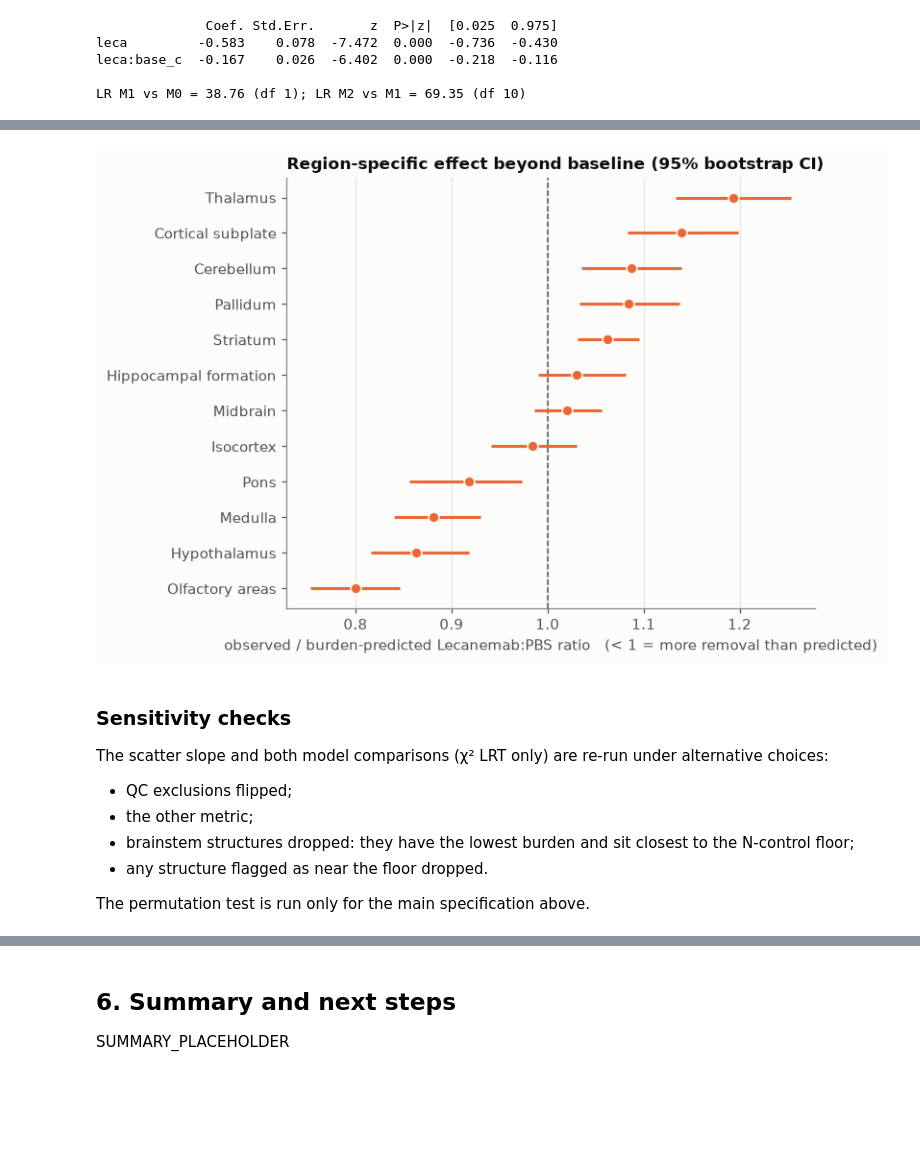
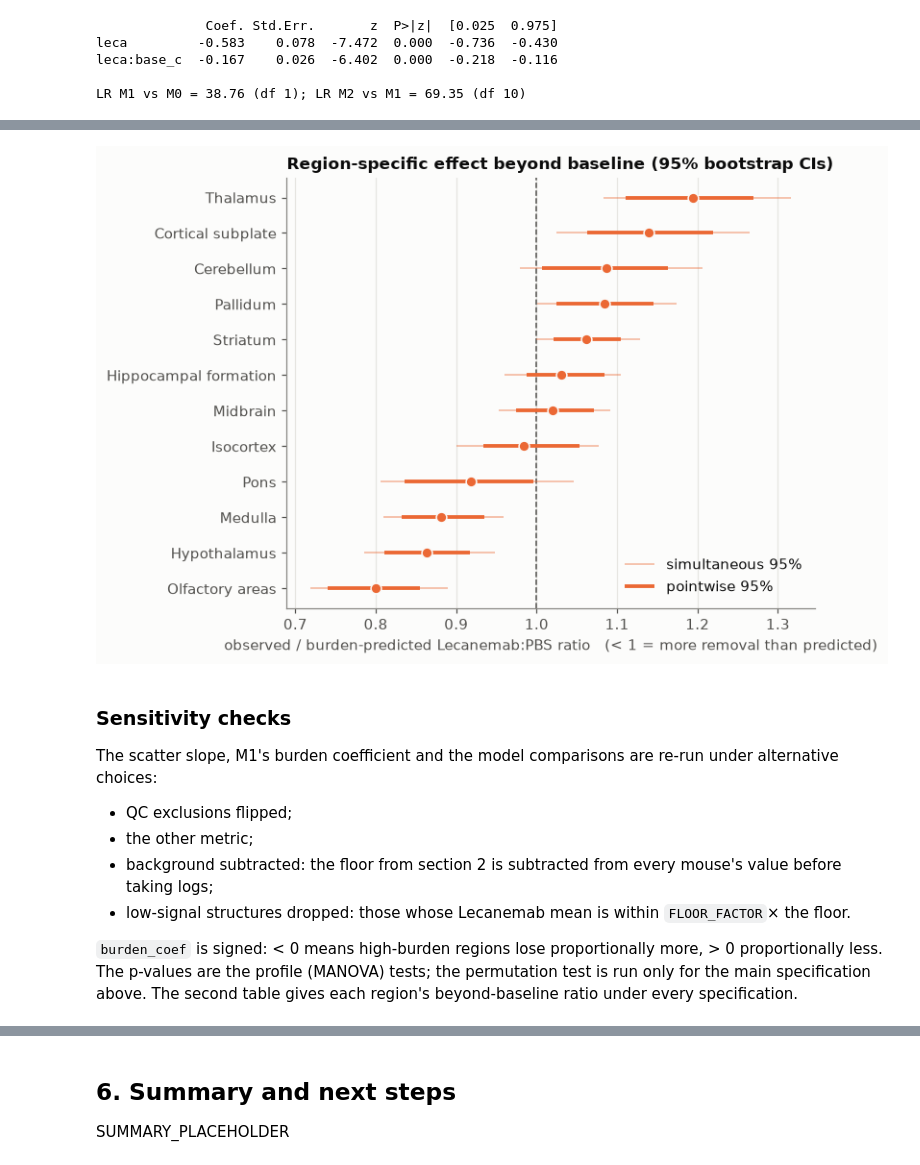
Before and after one commit to oliverolejar/SPIMquant-Output-Analysis, a Jupyter notebook: notebooks/lecanemab_regional_effect.ipynb, the cells around one changed output, grey strips where cells are left out. Saved outputs shown, nothing was run; the diff lists cells and outputs as text; code cells hidden in the pictures; blank space fills up the shorter version.

Commit message:
Second run w/ edits

```diff
--- a/notebooks/lecanemab_regional_effect.ipynb
+++ b/notebooks/lecanemab_regional_effect.ipynb
@@ -895,6 +1006,6 @@ model_tests.round(4)
 # %%
-fig, axes = plt.subplots(1, 2, figsize=(10, 3.5))
-for ax, col, observed, df, title in zip(axes, [0, 1], [lr_01, lr_12], [DF_01, DF_12], model_tests.index):
+fig, axes = plt.subplots(1, 3, figsize=(14, 3.5))
+for ax, col, observed, df, title in zip(axes, range(3), model_tests["LR"], model_tests["df"], model_tests.index):
     heights, _, _ = ax.hist(perm_null[:, col], bins=40, density=True, color=MUTED, alpha=0.6, edgecolor=SURFACE, linewidth=0.5, label="permutation null")
     grid = np.linspace(0.01, max(perm_null[:, col].max(), observed) * 1.05, 200)
     ax.plot(grid, stats.chi2.pdf(grid, df), color=INK_2, lw=1.5, ls="--", label=f"χ²({df})")
@@ -922,6 +1039,6 @@ and refitting both models each time.
 # %%
 def region_effects(data):
-    """exp(M2 region log ratio - M1 burden-predicted log ratio), plus M2's own region ratios."""
+    """exp(M2 region log ratio - M1 burden-predicted log ratio), M2's own region ratios, and M1's leca:base_c."""
     data = add_baseline(data)
     m1, m2 = fit_mixed(F_M1, data)[0], fit_mixed(F_M2, data)[0]
     if m1 is None or m2 is None:
@@ -931,26 +1048,38 @@ def region_effects(data):
     # treatment coding: the alphabetically first region is the reference, with no interaction term
     m2_log_ratio = pd.Series({r: m2["leca"] + m2.get(f"leca:C(region)[T.{r}]", 0.0) for r in base_c.index})
     m1_log_ratio = m1["leca"] + m1["leca:base_c"] * base_c
-    return np.exp(m2_log_ratio - m1_log_ratio), np.exp(m2_log_ratio)
+    return np.exp(m2_log_ratio - m1_log_ratio), np.exp(m2_log_ratio), m1["leca:base_c"]
 
 
 def bootstrap_mice(data, rng):
-    """Resample mice with replacement within arm x batch; duplicates become distinct mice."""
-    mouse_strata = data[["participant_id", "batch_id", "leca"]].drop_duplicates()
-    picks = mouse_strata.groupby(["batch_id", "leca"])["participant_id"].transform(
-        lambda s: rng.choice(s.to_numpy(), len(s))
-    )
+    """Resample mice with replacement within each arm; duplicates become distinct mice.
+
+    Strata are whole arms, not arm x batch: resampling 3 mice out of 3 keeps only 2/3 of the real
+    spread. Batch stays a fixed effect in every refit.
+    """
+    mouse_strata = data[["participant_id", "leca"]].drop_duplicates()
+    picks = mouse_strata.groupby("leca")["participant_id"].transform(lambda s: rng.choice(s.to_numpy(), len(s)))
     by_mouse = dict(tuple(data.groupby("participant_id")))
     return pd.concat(
         [by_mouse[pid].assign(participant_id=f"{pid}#{k}") for k, pid in enumerate(picks)], ignore_index=True
     )
 
 
-beyond, m2_ratio = region_effects(bilat)
+beyond, m2_ratio, burden_coef = region_effects(bilat)
 boot_rng = np.random.default_rng(RNG_SEED)
 boot_results = [region_effects(bootstrap_mice(bilat, boot_rng)) for _ in range(N_BOOT_MODEL)]
-boot_beyond = pd.DataFrame([r[0] for r in boot_results if r is not None])
-print(f"{N_BOOT_MODEL} bootstrap resamples; {N_BOOT_MODEL - len(boot_beyond)} dropped because a fit failed")
+boot_results = [r for r in boot_results if r is not None]
+boot_beyond = pd.DataFrame([r[0] for r in boot_results])
+boot_burden = np.array([r[2] for r in boot_results])
+print(f"{N_BOOT_MODEL} bootstrap resamples; {N_BOOT_MODEL - len(boot_results)} dropped because a fit failed")
+print(f"M1 leca:base_c = {burden_coef:.3f} (95% CI {np.percentile(boot_burden, 2.5):.3f} - "
+      f"{np.percentile(boot_burden, 97.5):.3f}); < 0 means high-burden regions lose proportionally more")
+
+# Simultaneous band: the 95th percentile of the largest standardised deviation across regions (log scale)
+log_dev = np.log(boot_beyond[beyond.index]) - np.log(beyond)
+log_sd = log_dev.std()
+sim_crit = log_dev.abs().div(log_sd).max(axis=1).quantile(0.95)
+print(f"simultaneous band: ±{sim_crit:.2f} bootstrap SDs (pointwise ≈ ±1.96)")
 
 region_beyond = pd.DataFrame(
     {
@@ -959,9 +1088,12 @@ region_beyond = pd.DataFrame(
         "beyond_baseline": beyond,
         "ci_low": boot_beyond.quantile(0.025),
         "ci_high": boot_beyond.quantile(0.975),
+        "sim_low": np.exp(np.log(beyond) - sim_crit * log_sd),
+        "sim_high": np.exp(np.log(beyond) + sim_crit * log_sd),
     }
 )
 region_beyond["ci_excludes_1"] = (region_beyond["ci_low"] > 1) | (region_beyond["ci_high"] < 1)
+region_beyond["sim_excludes_1"] = (region_beyond["sim_low"] > 1) | (region_beyond["sim_high"] < 1)
 region_beyond.loc[STRUCTURE_ORDER].round(3)
 # %% [output]
 500 bootstrap resamples; 0 dropped because a fit failed
@@ -981,27 +1115,33 @@ region_beyond.loc[STRUCTURE_ORDER].round(3)
 # %%
 ordered = region_beyond.sort_values("beyond_baseline")
 y = np.arange(len(ordered))
 fig, ax = plt.subplots(figsize=(7, 5))
 ax.axvline(1, color=INK_2, lw=1, ls="--")
-ax.hlines(y, ordered["ci_low"], ordered["ci_high"], color=GROUP_COLORS["Lecanemab"], lw=2)
+ax.hlines(y, ordered["sim_low"], ordered["sim_high"], color=GROUP_COLORS["Lecanemab"], lw=1, alpha=0.5, label="simultaneous 95%")
+ax.hlines(y, ordered["ci_low"], ordered["ci_high"], color=GROUP_COLORS["Lecanemab"], lw=2.5, label="pointwise 95%")
 ax.scatter(ordered["beyond_baseline"], y, s=50, color=GROUP_COLORS["Lecanemab"], edgecolors=SURFACE, linewidths=1, zorder=3)
 ax.set_yticks(y, ordered.index)
 ax.grid(axis="y", visible=False)
 ax.set_xlabel("observed / burden-predicted Lecanemab:PBS ratio   (< 1 = more removal than predicted)")
-ax.set_title("Region-specific effect beyond baseline (95% bootstrap CI)")
+ax.set_title("Region-specific effect beyond baseline (95% bootstrap CIs)")
+ax.legend(loc="lower right")
 plt.tight_layout()
 # %% [output]
-[figure, old version]
+[figure, new version]
 # %% [markdown]
 ### Sensitivity checks
 
-The scatter slope and both model comparisons (χ² LRT only) are re-run under alternative choices:
+The scatter slope, M1's burden coefficient and the model comparisons are re-run under alternative
+choices:
 
 * QC exclusions flipped;
 * the other metric;
-* brainstem structures dropped: they have the lowest burden and sit closest to the N-control
-  floor;
-* any structure flagged as near the floor dropped.
+* background subtracted: the floor from section 2 is subtracted from every mouse's value before
+  taking logs;
+* low-signal structures dropped: those whose Lecanemab mean is within `FLOOR_FACTOR`× the floor.
 
-The permutation test is run only for the main specification above.
+`burden_coef` is signed: < 0 means high-burden regions lose proportionally more, > 0 proportionally
+less. The p-values are the profile (MANOVA) tests; the permutation test is run only for the main
+specification above. The second table gives each region's beyond-baseline ratio under every
+specification.
 # %%
```
Also changed, not shown: parts of 16 cells of this notebook.
